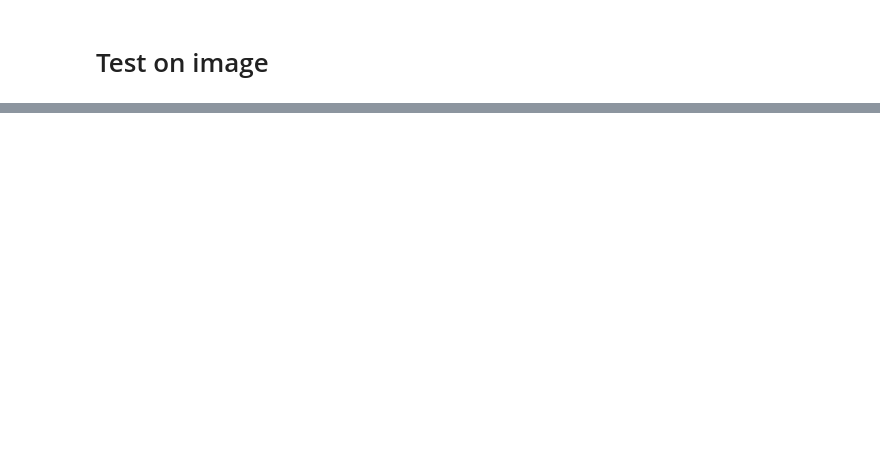
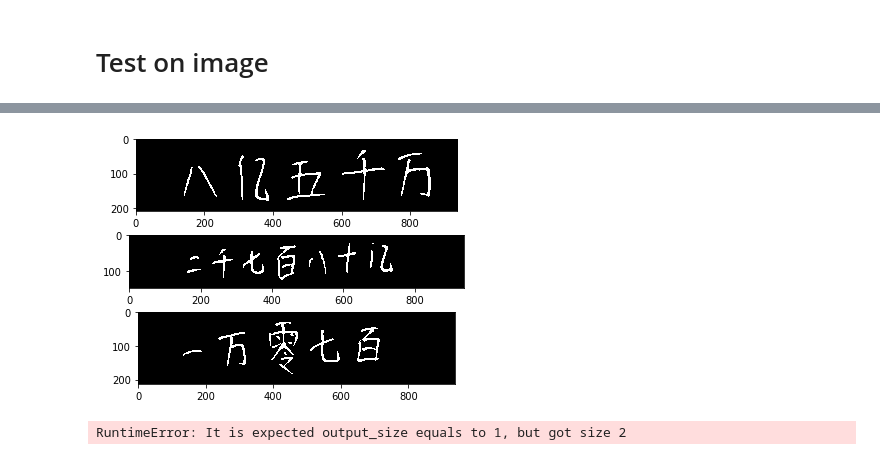
Before and after one commit to CChenLi/integer_convert, a Jupyter notebook: dataset.ipynb, the cells around one changed output, grey strips where cells are left out. Saved outputs shown, nothing was run; the diff lists cells and outputs as text; code cells hidden in the pictures; blank space fills up the shorter version.

Commit message:
split characters

```diff
--- a/dataset.ipynb
+++ b/dataset.ipynb
@@ -81,0 +105,24 @@ error: OpenCV(4.4.0) /private/var/folders/nz/vv4_9tw56nv9k3tkvyszvwg80000gn/T/pi
+# %%
+slices = HelperFunc.get_slices((horizontal_index != 0).view(-1))
+fig = plt.figure(figsize=[6, 1.5*len(slices)])
+for i, slice in enumerate(slices):
+    fig.add_subplot(len(slices), 1, i+1)
+    start_index, end_index = slice
+    buff = int(0.2 * (end_index - start_index))
+    short_pic_tensor = pic_tensor[start_index-buff : end_index + buff, : ]
+    plt.imshow(short_pic_tensor, cmap="gray")
+# %% [output]
+[figure, added]
+# %%
+example_slice = pic_tensor[slices[0][0] : slices[0][1], : ]
+cuts = HelperFunc.get_characters(example_slice)
+fig = plt.figure(figsize=[2 * len(cuts), 2])
+for i, cut in enumerate(cuts):
+    fig.add_subplot(1, len(cuts), i+1)
+    start_index, end_index = cut
+    buff = int(0.2 * (end_index - start_index))
+    short_pic_tensor = example_slice[: ,start_index-buff : end_index + buff]
+    resized=F.upsample(torch.unsqueeze(short_pic_tensor, 1), size=(64,64), mode='linear')
+    plt.imshow(resized, cmap="gray")
+# %% [output]
+RuntimeError: It is expected output_size equals to 1, but got size 2
```
Also changed, not shown: parts of 11 cells of this notebook, 5 other files.
